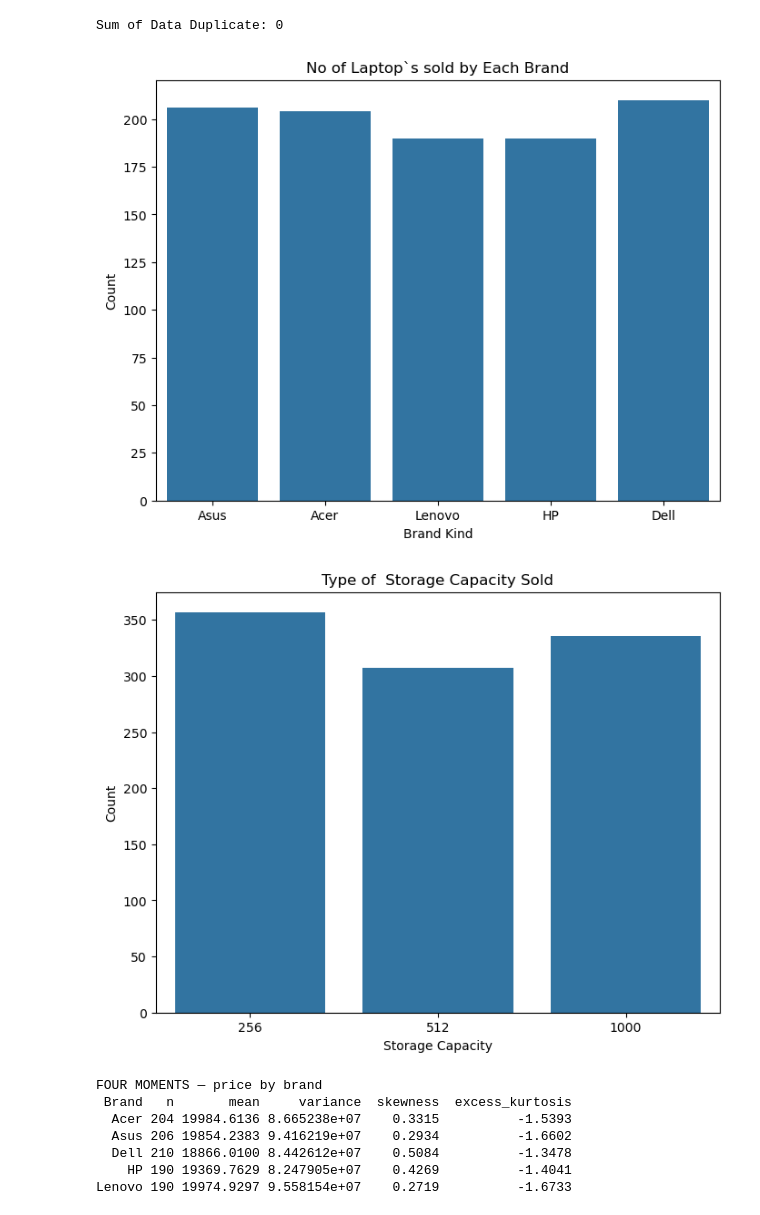
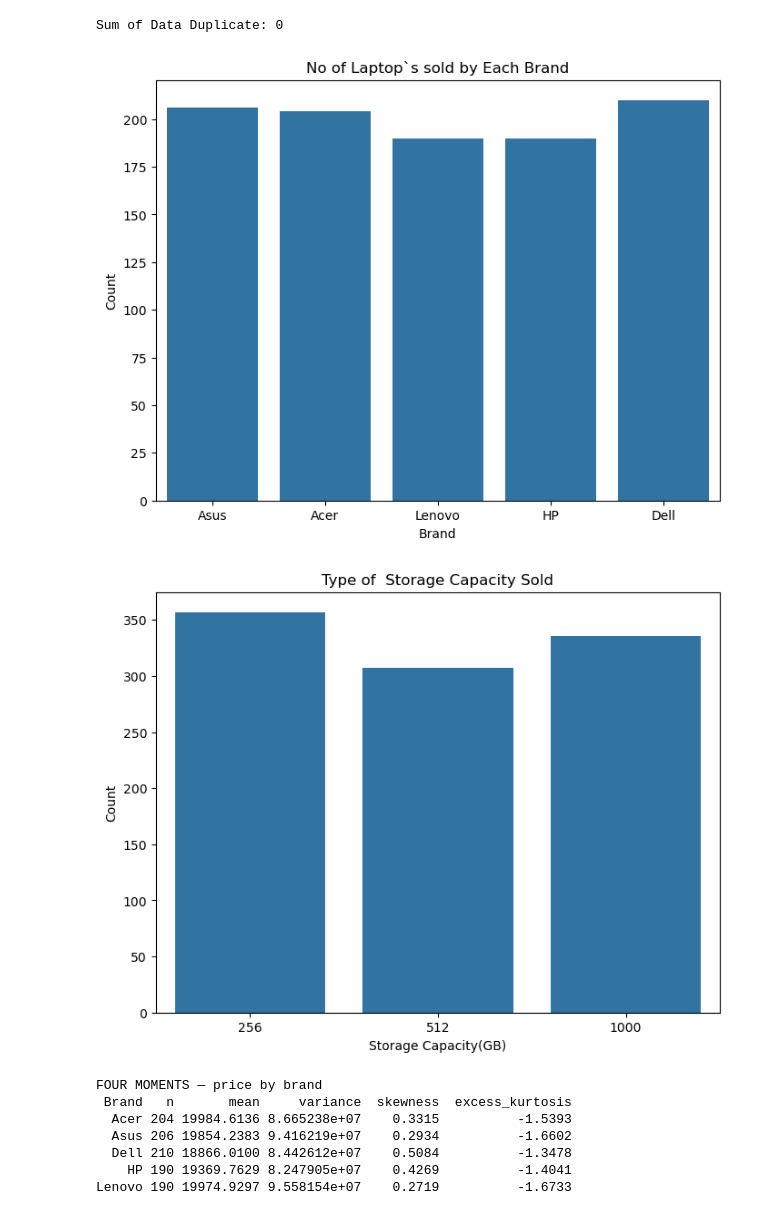
Before and after one commit to Sahasri12/Statistics_and_Trends, a Jupyter notebook: 24076688.ipynb, the cells around one changed output. Cells and saved outputs as stored; diff of their text form; code cells hidden in the pictures.

```diff
--- a/24076688.ipynb
+++ b/24076688.ipynb
@@ -79,23 +79,23 @@ Sum of Data Duplicate: 0
 # %%
 # A bar plot showing the frequency of each 'brand'
 plt.figure(figsize=(8,6))
 sns.countplot(data=df, x='Brand')
 plt.title('No of Laptop`s sold by Each Brand')
-plt.xlabel('Brand Kind')
+plt.xlabel('Brand')
 plt.ylabel('Count')
 plt.show()
 # %% [output]
-[figure, old version]
+[figure, new version]
 # %%
 # A bar plot showing the frequency of each 'Storage_Capacity'
 plt.figure(figsize=(8,6))
 sns.countplot(data=df, x='Storage_Capacity')
 plt.title('Type of  Storage Capacity Sold')
-plt.xlabel('Storage Capacity')
+plt.xlabel('Storage Capacity(GB)')
 plt.ylabel('Count')
 plt.show()
 # %% [output]
-[figure, old version]
+[figure, new version]
 # %%
 # Function to calculate the arithmetic mean of an array
 def mean(x: np.ndarray) -> float:
```
Also changed, not shown: parts of 2 cells of this notebook.
